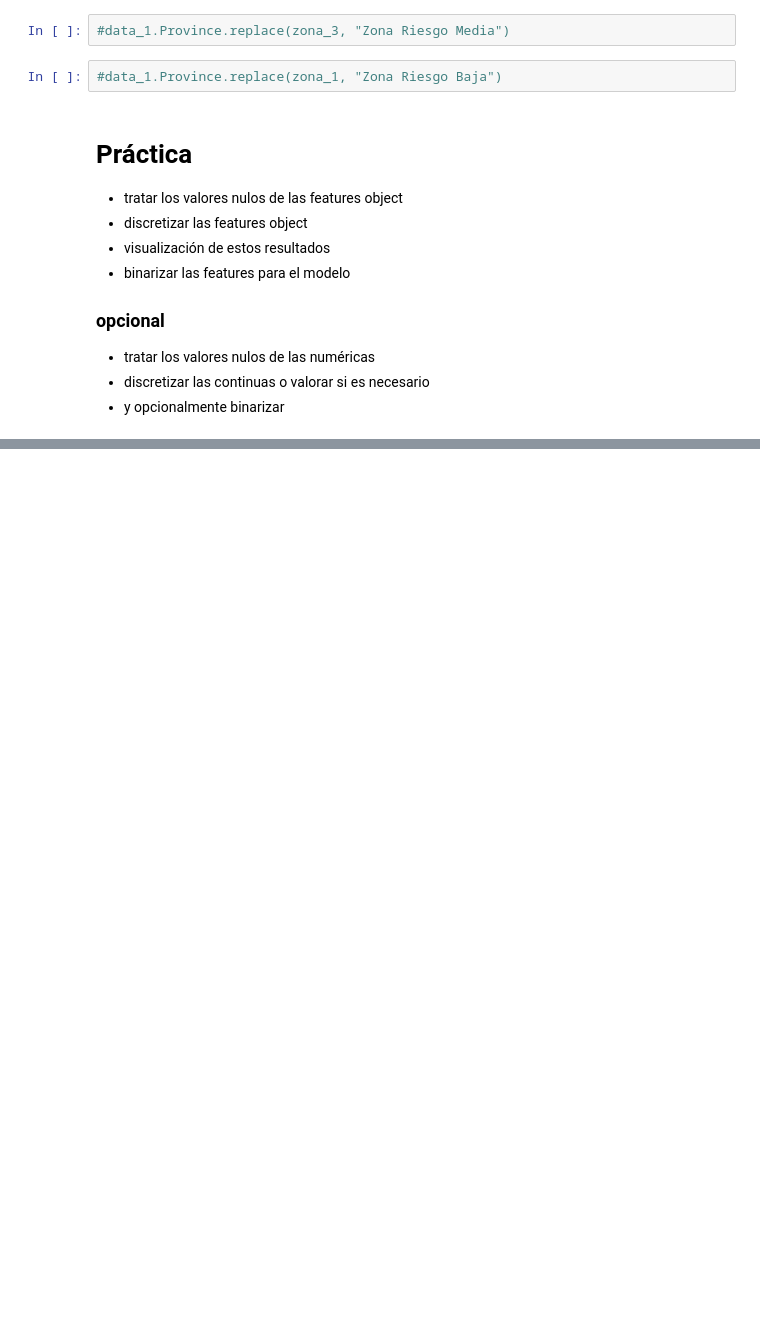
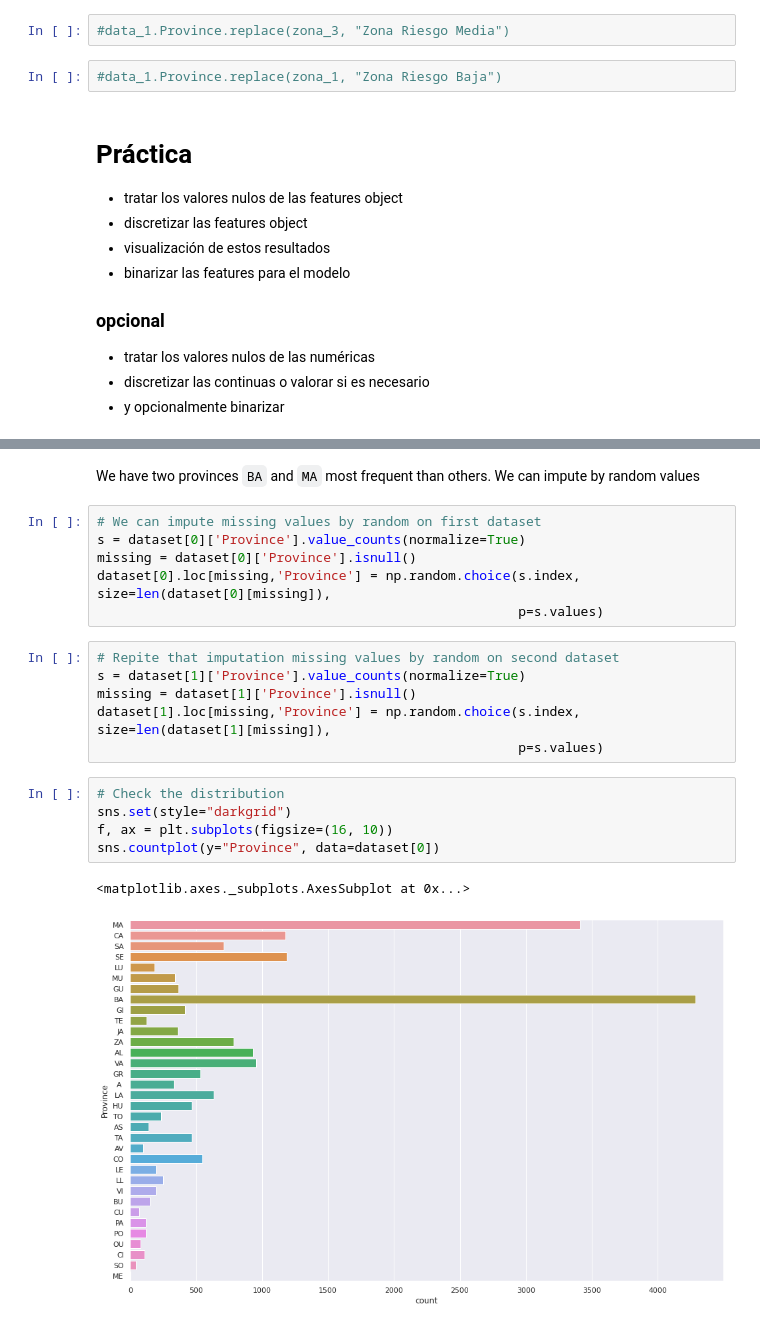
Before and after one commit to ricardocarreras/Bootcamp_DataScience_student, a Jupyter notebook: 01_Building_OptimalPremiumModel_primera_parte.ipynb, the cells around one changed output, grey strips where cells are left out. Saved outputs shown, nothing was run; the diff lists cells and outputs as text; blank space fills up the shorter version.

```diff
--- a/01_Building_OptimalPremiumModel_primera_parte.ipynb
+++ b/01_Building_OptimalPremiumModel_primera_parte.ipynb
@@ -562,0 +1736,22 @@ data_1.Province.nunique()
+# %% [markdown]
+We have two provinces `BA` and `MA` most frequent than others. We can impute by random values
+# %%
+# We can impute missing values by random on first dataset
+s = dataset[0]['Province'].value_counts(normalize=True)
+missing = dataset[0]['Province'].isnull()
+dataset[0].loc[missing,'Province'] = np.random.choice(s.index, size=len(dataset[0][missing]),
+                                                      p=s.values)
+# %%
+# Repite that imputation missing values by random on second dataset
+s = dataset[1]['Province'].value_counts(normalize=True)
+missing = dataset[1]['Province'].isnull()
+dataset[1].loc[missing,'Province'] = np.random.choice(s.index, size=len(dataset[1][missing]),
+                                                      p=s.values)
+# %%
+# Check the distribution
+sns.set(style="darkgrid")
+f, ax = plt.subplots(figsize=(16, 10))
+sns.countplot(y="Province", data=dataset[0])
+# %% [output]
+<matplotlib.axes._subplots.AxesSubplot at 0x...>
+[figure, added]
```
Also changed, not shown: parts of 340 cells of this notebook.
